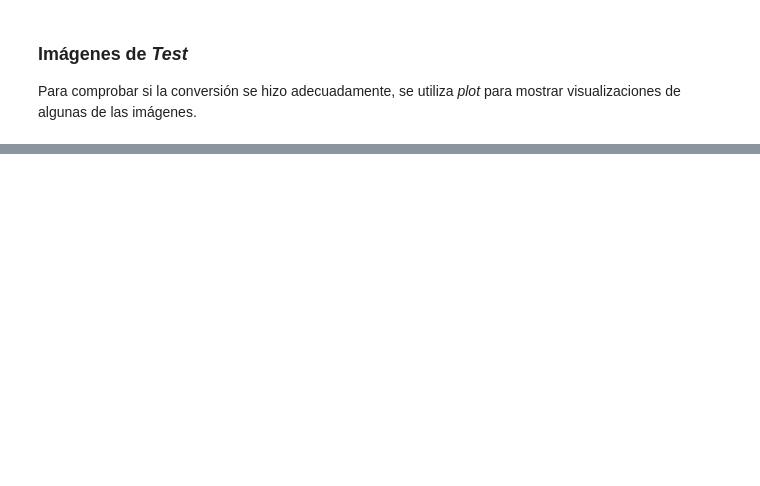
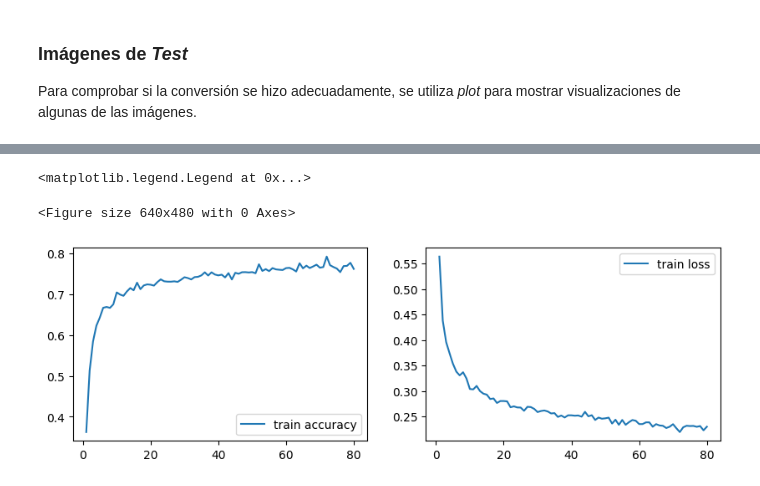
Before and after one commit to LeilaelRico/TC3002B_M2, a Jupyter notebook: A01707023__Proyecto.ipynb, the cells around one changed output, grey strips where cells are left out. Drawn from its saved outputs; the diff is of its cells as text; code cells hidden in the pictures; blank space fills up the shorter version.

```diff
--- a/A01707023__Proyecto.ipynb
+++ b/A01707023__Proyecto.ipynb
@@ -26,8 +69,8 @@ import tensorflow as tf
 from tensorflow.keras.preprocessing.image import ImageDataGenerator
 
 
-base_dir = 'images'
-train_dir = os.path.join(base_dir,'train')
+base_dir = '.\\Model\\images\\'
+train_dir = os.path.join(base_dir, 'train')
 test_dir = os.path.join(base_dir, 'test')
 # %% [markdown]
 ## Preprocesado de Datos
@@ -85,0 +195,11 @@ plt.show()
+# %%
+history = model.fit(
+    train_generator,
+    steps_per_epoch=200,
+    epochs=80
+)
+
+acc = history.history['acc']
+loss = history.history['loss']
+
+model.save('2ndrun.keras')
@@ -85,0 +229,14 @@ plt.show()
+# %%
+epochs = range(1, len(acc)+1)
+
+plt.figure()
+#subplot(r,c) provide the no. of rows and columns
+f, axarr = plt.subplots(1, 2, figsize=(10, 3))
+axarr[0].plot(epochs,acc,label='train accuracy')
+axarr[0].legend()
+axarr[1].plot(epochs,loss,label='train loss')
+axarr[1].legend()
+# %% [output]
+<matplotlib.legend.Legend at 0x...>
+<Figure size 640x480 with 0 Axes>
+[figure, added]
```
Also changed, not shown: parts of 14 cells of this notebook, 3 other files.
